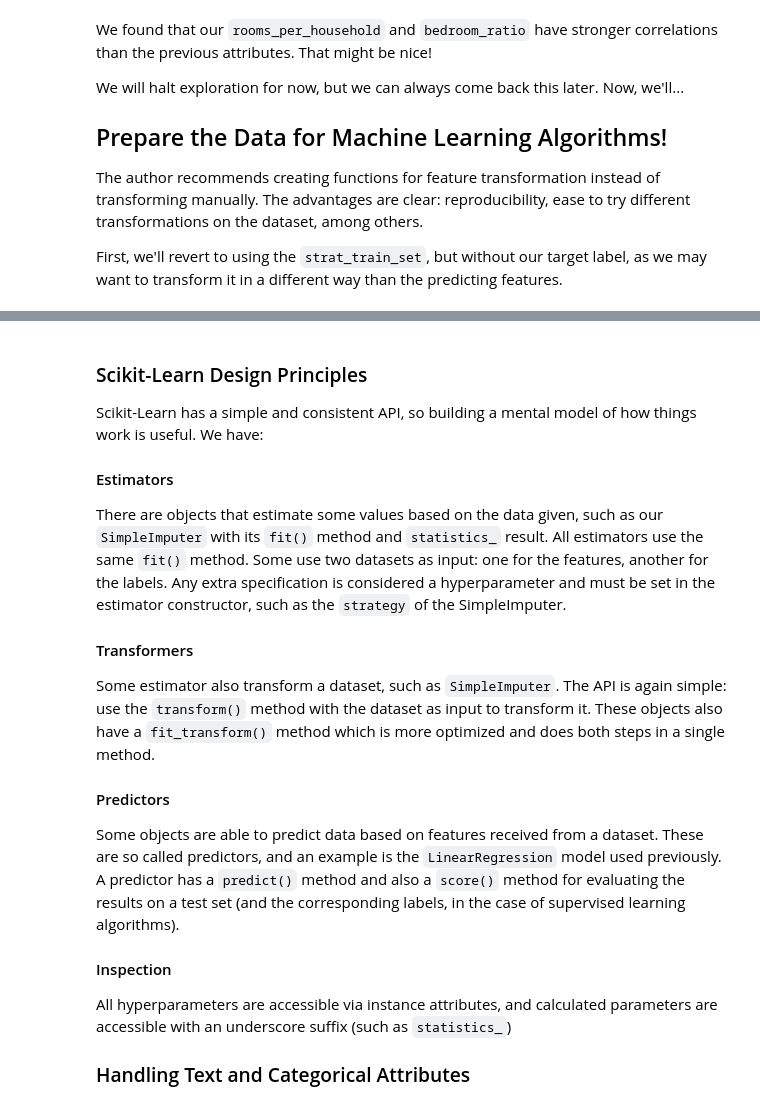
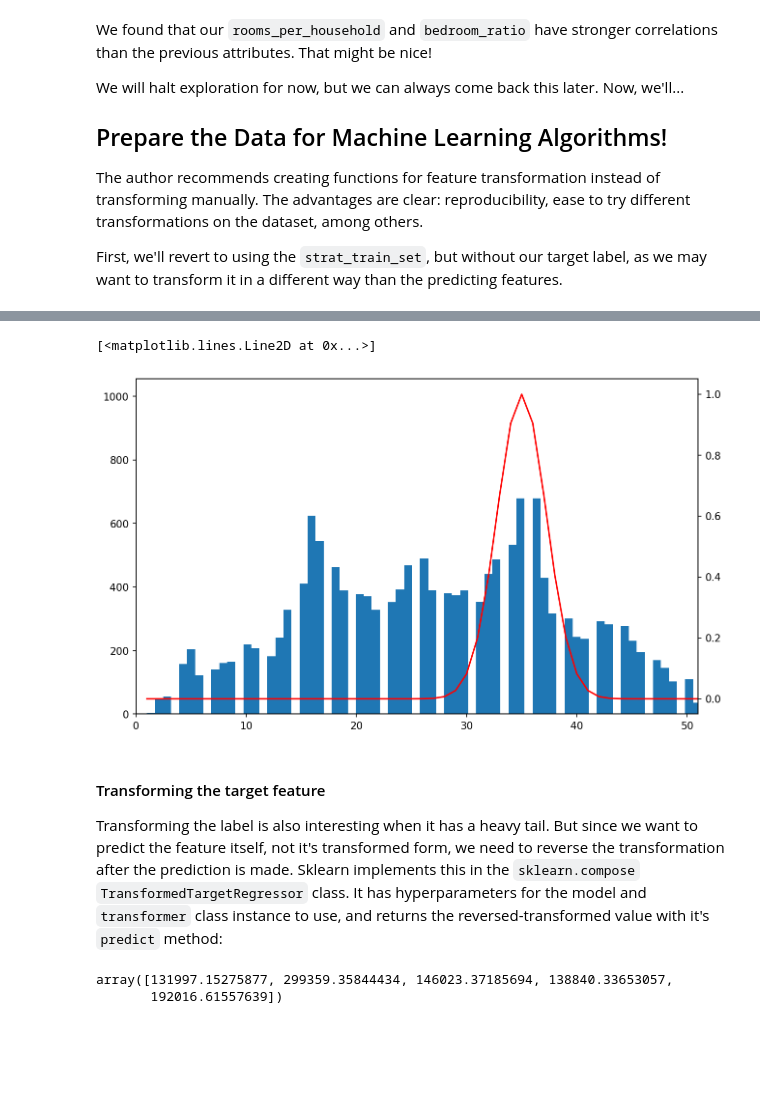
Before and after one commit to guinbraga/Hands-On-Machine-Learning-with-Scikit-Learn-and-Pytorch, a Jupyter notebook: 2-end_to_end_machine_learning_project/2-end_to_end_machine_learning_project.ipynb, the cells around one changed output, grey strips where cells are left out. Cells and saved outputs as stored; diff of their text form; code cells hidden in the pictures; blank space fills up the shorter version.

Commit message:
select model and evaluate

```diff
--- a/2-end_to_end_machine_learning_project/2-end_to_end_machine_learning_project.ipynb
+++ b/2-end_to_end_machine_learning_project/2-end_to_end_machine_learning_project.ipynb
@@ -222,7 +224,9 @@ strat_train_set, strat_test_set = strat_splits[0]
 There's a shorter way to do this, although it will
 require looping for using 10 strats:
 # %%
-# strat_train_set, strat_test_set = train_test_split(
-#   housing_full, test_size=0.2, stratify=housing_full['income_cat'],
-#   random_state=42
-# )
+"""
+strat_train_set, strat_test_set = train_test_split(
+  housing_full, test_size=0.2, stratify=housing_full['income_cat'],
+  random_state=42
+)
+"""
@@ -472,43 +615,28 @@ the DataFrame:
 # %%
-housing_tr = pd.DataFrame(X, index=housing_num.index,
-                          columns=housing_num.columns)
+from sklearn.metrics.pairwise import rbf_kernel
+import matplotlib.pyplot as plt
+age_simil_35 = rbf_kernel(housing[['housing_median_age']].sort_values('housing_median_age'),
+                          [[35]], gamma=0.1)
+fig, ax = plt.subplots()
+ax.hist(x = housing[['housing_median_age']].sort_values('housing_median_age'), bins=70)
+ax.set_xlim((0, 51))
+ax2 = ax.twinx()
+ax2.set_xlim((0, 51))
+ax2.plot(housing[['housing_median_age']].sort_values('housing_median_age'), age_simil_35,
+         color='red')
+# %% [output]
+[<matplotlib.lines.Line2D at 0x...>]
+[figure, added]
 # %% [markdown]
-### Scikit-Learn Design Principles
+#### Transforming the target feature
 
-Scikit-Learn has a simple and consistent API, so building
-a mental model of how things work is useful. We have:
-
-#### Estimators
-
-There are objects that estimate some values based on the
-data given, such as our `SimpleImputer` with its `fit()`
-method and `statistics_` result. All estimators use the
-same `fit()` method. Some use two datasets as input: one
-for the features, another for the labels. Any extra specification
-is considered a hyperparameter and must be set in the estimator
-constructor, such as the `strategy` of the SimpleImputer.
-
-#### Transformers
-
-Some estimator also transform a dataset, such as `SimpleImputer`.
-The API is again simple: use the `transform()` method with the
-dataset as input to transform it. These objects also have a
-`fit_transform()` method which is more optimized and does both
-steps in a single method.
-
-#### Predictors
-
-Some objects are able to predict data based on features received
-from a dataset. These are so called predictors, and an example
-is the `LinearRegression` model used previously. A predictor
-has a `predict()` method and also a `score()` method for evaluating
-the results on a test set (and the corresponding labels, in the
-case of supervised learning algorithms).
-
-#### Inspection
-
-All hyperparameters are accessible via instance attributes,
-and calculated parameters are accessible with an underscore
-suffix (such as `statistics_`)
-
-### Handling Text and Categorical Attributes
+Transforming the label is also interesting
+when it has a heavy tail. But since we want to
+predict the feature itself, not it's transformed
+form, we need to reverse the transformation after
+the prediction is made. Sklearn implements this
+in the `sklearn.compose` `TransformedTargetRegressor`
+class. It has hyperparameters for the model and
+`transformer` class instance to use, and returns
+the reversed-transformed value with it's `predict`
+method:
@@ -514,0 +651,5 @@ suffix (such as `statistics_`)
+# %%
+predictions
+# %% [output]
+array([131997.15275877, 299359.35844434, 146023.37185694, 138840.33653057,
+       192016.61557639])
```
Also changed, not shown: parts of 54 cells of this notebook, 1 other file.
